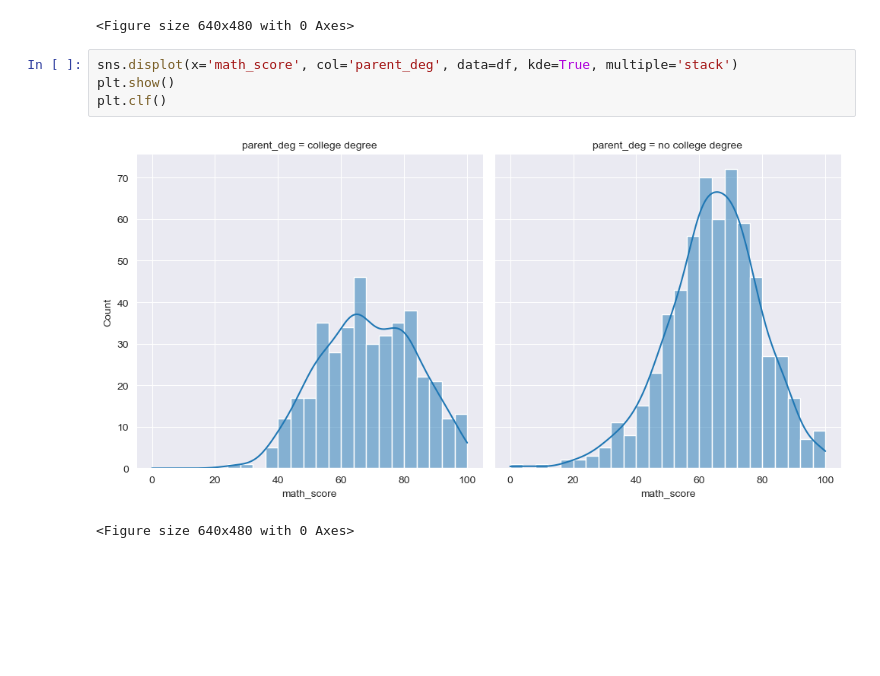
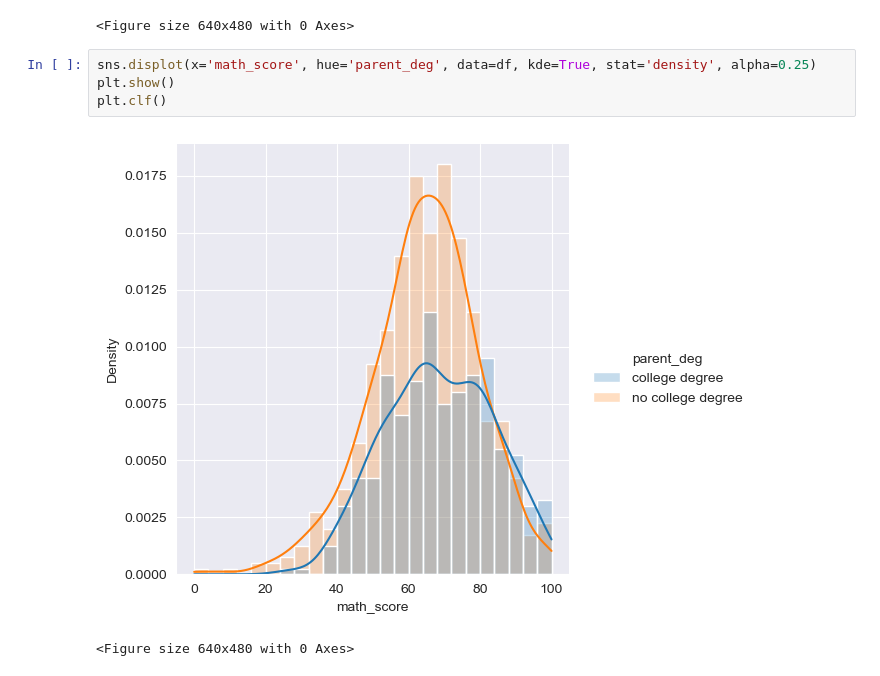
Before and after one commit to ajgafford/Student-Exam-Performance, a Jupyter notebook: Student-Exam-Performance-Analysis.ipynb, the cells around one changed output. Drawn from its saved outputs; the diff is of its cells as text; blank space fills up the shorter version.

```diff
--- a/Student-Exam-Performance-Analysis.ipynb
+++ b/Student-Exam-Performance-Analysis.ipynb
@@ -645,9 +645,9 @@ plt.clf()
 [figure]
 <Figure size 640x480 with 0 Axes>
 # %%
-sns.displot(x='math_score', col='parent_deg', data=df, kde=True, multiple='stack')
+sns.displot(x='math_score', hue='parent_deg', data=df, kde=True, stat='density', alpha=0.25)
 plt.show()
 plt.clf()
 # %% [output]
-[figure, old version]
+[figure, new version]
 <Figure size 640x480 with 0 Axes>
```
Also changed, not shown: parts of 13 cells of this notebook.
